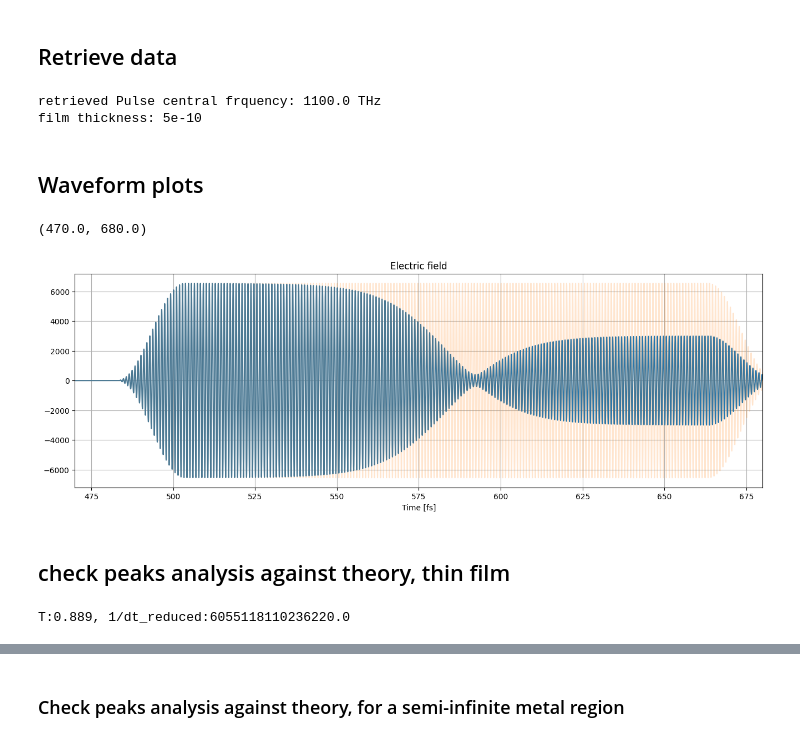
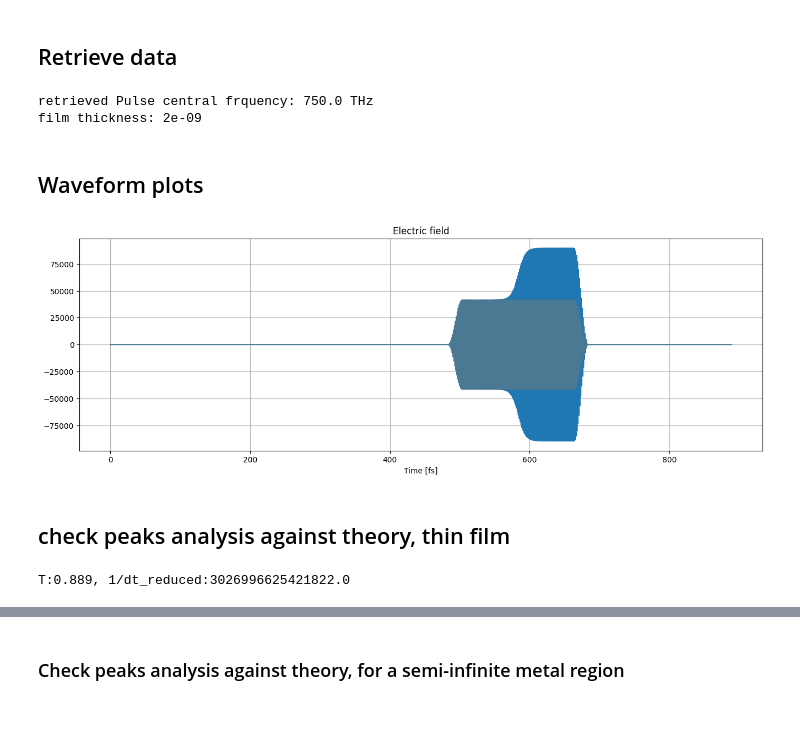
Before and after one commit to archis02/lightmatter, a Jupyter notebook: notebooks/Notebook_reflection_only.ipynb, the cells around one changed output, grey strips where cells are left out. Saved outputs shown, nothing was run; the diff lists cells and outputs as text; code cells hidden in the pictures; blank space fills up the shorter version.

```diff
--- a/notebooks/Notebook_reflection_only.ipynb
+++ b/notebooks/Notebook_reflection_only.ipynb
@@ -249,14 +684,24 @@ Simulation saved to: ../output/2026-06-11_reflection_compare_thin/vary/f0_1250.0
 # dirname_vary = "2026-04-28_reflection_compare_constant_hires/vary/f0_750.0_step_dz_2.5"
 
 # low resolution
-f0_retr = 1100.0
-dirname_const = f"2026-06-11_reflection_compare_thin/constant/f0_{f0_retr}_step_dz_5"
-dirname_vary = f"2026-06-11_reflection_compare_thin/vary/f0_{f0_retr}_step_dz_5"
+f0_retr = 750.0
+# dirname_const = f"tests_includelorentz_varygamma_23-07-2026_t_5.0_transition_10.0/constant/f0_{f0_retr}_step_dz_5"
+# dirname_vary = f"tests_includelorentz_varygamma_23-07-2026_t_5.0_transition_10.0/vary/f0_{f0_retr}_step_dz_5"
+dirname_const = f"report_plots_04-09-2026_t_20.0_transition_10.0/constant/f0_{f0_retr}_step_dz_20"
+dirname_vary = f"report_plots_04-09-2026_t_20.0_transition_10.0/vary/f0_{f0_retr}_step_dz_20"
+
+# dirname_const_shift = f"2026-06-11_reflection_compare_thin/constant/f0_{f0_retr}_step_dz_5_shift_0.25"
+# dirname_vary_shift = f"2026-06-11_reflection_compare_thin/vary/f0_{f0_retr}_step_dz_5_shift_0.25"
 
 result_withfilm = load_simulation_run(f"../output/{dirname_const}/with_film",nosnaps=True)
 result_nofilm = load_simulation_run(f"../output/{dirname_const}/nofilm",nosnaps=True)
 result_withfilm_vary = load_simulation_run(f"../output/{dirname_vary}/with_film",nosnaps=True)
 result_nofilm_vary = load_simulation_run(f"../output/{dirname_vary}/nofilm",nosnaps=True)
+
+# result_withfilm_shift = load_simulation_run(f"../output/{dirname_const_shift}/with_film",nosnaps=True)
+# result_nofilm_shift = load_simulation_run(f"../output/{dirname_const_shift}/nofilm",nosnaps=True)
+# result_withfilm_vary_shift = load_simulation_run(f"../output/{dirname_vary_shift}/with_film",nosnaps=True)
+# result_nofilm_vary_shift = load_simulation_run(f"../output/{dirname_vary_shift}/nofilm",nosnaps=True)
 
 E_r_const = result_withfilm["E_r"] - result_nofilm["E_r"]
 E_r_vary = result_withfilm_vary["E_r"] - result_nofilm_vary["E_r"]
@@ -275,66 +720,73 @@ print(f"film thickness: {thickness_retrieved}")
 
 simulation_params_withfilm = result_withfilm['params']
 # %% [output]
-retrieved Pulse central frquency: 1100.0 THz
-film thickness: 5e-10
+retrieved Pulse central frquency: 750.0 THz
+film thickness: 2e-09
 # %% [markdown]
 ## Waveform plots
 # %%
 E_ref_vary = result_withfilm_vary["E_r"] - result_nofilm_vary["E_r"]
 E_ref_const = result_withfilm["E_r"] - result_nofilm["E_r"]
+E_ref_vary = result_withfilm_vary["E_r"] - result_nofilm_vary["E_r"]
+E_ref_const = result_withfilm["E_r"] - result_nofilm["E_r"]
+
+
+# E_ref_vary_shift = result_withfilm_vary_shift["E_r"] - result_nofilm_vary_shift["E_r"]
+# E_ref_const_shift = result_withfilm_shift["E_r"] - result_nofilm_shift["E_r"]
+# E_ref_vary_shift = result_withfilm_vary_shift["E_r"] - result_nofilm_vary_shift["E_r"]
+# E_ref_const_shift = result_withfilm_shift["E_r"] - result_nofilm_shift["E_r"]
 
 # int_E_ref_vary = np.cumsum(E_ref_vary) * dt
 # int_E_ref_const = np.cumsum(E_ref_const) * dt
 
 fig = plt.figure(figsize=(16,5))
 plt.plot(t_ax_retrieved*1e15, E_r_vary,label="varying")
+# plt.plot(t_ax_retrieved*1e15, E_ref_vary_shift,label="varying shifted", c="black", linestyle="--")
 plt.plot(t_ax_retrieved*1e15, E_r_const,label="static",alpha=0.2)
+
 plt.title("Electric field")
 plt.xlabel("Time [fs]")
 plt.grid(True)
-plt.xlim((4.7e2,6.8e2))
-# plt.ylim((750000, 950000))
+# plt.yscale("log")
+# plt.xlim((550,610))
+# plt.ylim((-1e-0, 1e-0))
 # %% [output]
-(470.0, 680.0)
-[figure, old version]
+[figure, new version]
 # %% [markdown]
 ## check peaks analysis against theory, thin film
 # %%
 # perform a forward model check with the complex transfer function from the peak analysis
 
-from lightmatter.peak_analyzer_interpolate import epsilon_drude
+from lightmatter.peak_analyzer_interpolate import epsilon_drudelorentz
 
-num_reflections = 100
+# num_reflections = 100
 Nt_reduced = Nt//100
 r_ratio = np.zeros(Nt_reduced, dtype=np.complex128)
 t_ax_reduced = np.linspace(0.0,T,Nt_reduced)
 delta_t_grad = (t_ax_reduced[1] - t_ax_reduced[0]) * UNIT_T
 print(f"T:{T}, 1/dt_reduced:{np.round(1/(t_ax_reduced[1] - t_ax_reduced[0])*1/UNIT_T,3)}")
 
-omega_D_timedep_reduced = omega_D_smoothstep(t_ax_reduced, omega_D0, 3000, 0.45, 0.02)
+omega_D_timedep_reduced = omega_D_smoothstep(t_ax_reduced, omega_D0, delta_omega, 0.45, timestep_transition_omega)
+# gamma_D_timedep_reduced = omega_D_smoothstep(t_ax_reduced, gamma_D0, delta_gamma, 0.45, timestep_transition_gamma)
+gamma_D_const_reduced = np.ones(Nt_reduced) * gamma_D0
 omega_arr = np.array([2*np.pi*f0_retr,]) * UNIT_F               # Ensuring this is the same as the retrieved pulse
 eps_drude = np.zeros(Nt_reduced,dtype=np.complex128)
-r_dyn_old = np.zeros(Nt_reduced,dtype=np.complex128)
+# r_dyn_old = np.zeros(Nt_reduced,dtype=np.complex128)
 
 r_dyn_modified = np.zeros(Nt_reduced, dtype=np.complex128)
 
 for i in range(Nt_reduced):
 
-    eps_drude[i] = epsilon_drude(
+    eps_drude[i] = epsilon_drudelorentz(
         omega=omega_arr,
         eps_inf=5.9673,
         omega_D=omega_D_timedep_reduced[i]*UNIT_F,
-        gamma_D=gamma_D0*UNIT_F
+        gamma_D=gamma_D_const_reduced[i]*UNIT_F,
+        del_eps=del_eps[0],
+        omega_L=omega_L0 * UNIT_F,
+        gamma_L=gamma_L0*UNIT_F
     )[0]
 
-    # r_dyn_old[i] = r_model_from_params(
-    #     omega=omega_arr,
-    #     omega_D=omega_D_timedep_reduced[i]*UNIT_F,
-    #     gamma_D=gamma_D0*UNIT_F,
-    #     eps_inf=5.9673,
-    #     d_m=thickness_retrieved,
-    #     N_reflections=num_reflections,
-    # )
 
 # Check the expected reflection coefficient for a time-vary refractive index.
 
@@ -350,7 +802,15 @@ t_complex_vary = 1.0 + 1.0j * omega_arr[0] * thickness_retrieved / (2.0 * C0_SI)
 r_complex_vary = (0.5j*omega_arr[0]*thickness_retrieved / C0_SI)*(n_sqr - 1.0) * t_complex_vary # derived
 
 # time-constant case
-eps_drude_const = epsilon_drude(omega_arr, eps_inf=5.9673, omega_D=omega_D0*UNIT_F, gamma_D=gamma_D0*UNIT_F, )
+eps_drude_const = epsilon_drudelorentz(
+    omega_arr,
+    eps_inf=5.9673,
+    omega_D=omega_D0*UNIT_F,
+    gamma_D=gamma_D0*UNIT_F,
+    del_eps=del_eps[0],
+    omega_L=omega_L0*UNIT_F,
+    gamma_L=gamma_L0*UNIT_F
+)
 t_complex_const = 1.0 + 1.0j * omega_arr[0] * thickness_retrieved / (2.0 * C0_SI) * (1.0 + eps_drude_const)
 r_complex_const = (0.5j*omega_arr[0]*thickness_retrieved / C0_SI)*(eps_drude_const - 1.0) * t_complex_const # derived
 
@@ -363,7 +823,7 @@ r_complex_uncorrected = (0.5j*omega_arr[0]*thickness_retrieved / C0_SI)*(n_sqr_u
 
 r_ratio_uncorrected = r_complex_uncorrected / r_complex_const
 # %% [output]
-T:0.889, 1/dt_reduced:6055118110236220.0
+T:0.889, 1/dt_reduced:3026996625421822.0
 # %%
 from lightmatter.peak_analyzer_interpolate import extract_peak_ratio_time_series_from_reflections
 
```
Also changed, not shown: parts of 33 cells of this notebook, 13 other files.
